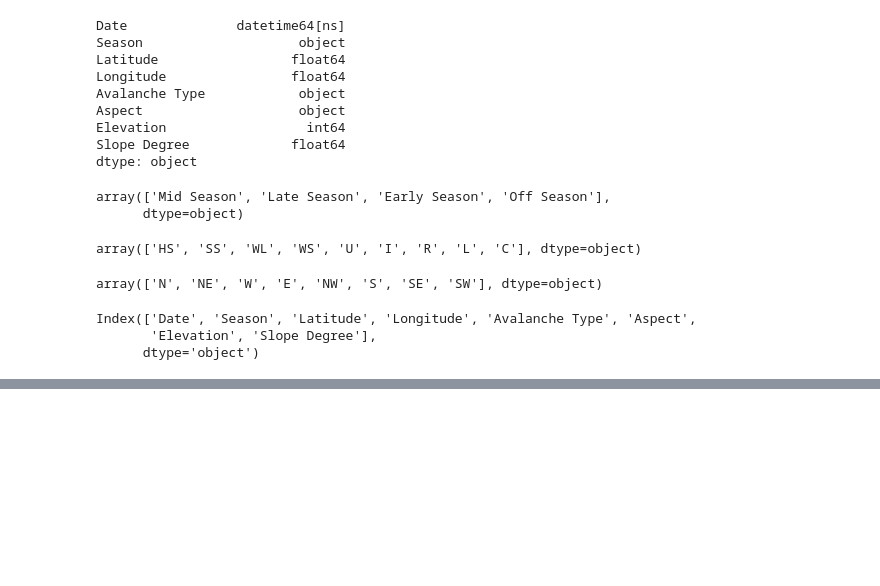
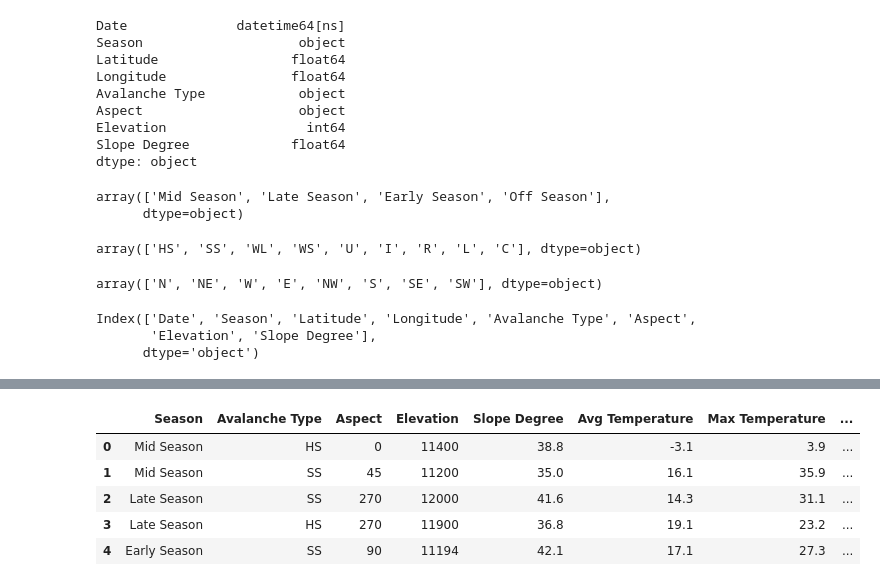
Before and after one commit to GrantSchumacher/avalanche-ml-project, a Jupyter notebook: notebooks/avalanche_ml.ipynb, the cells around one changed output, grey strips where cells are left out. Cells and saved outputs as stored; diff of their text form; code cells hidden in the pictures; blank space fills up the shorter version.

```diff
--- a/notebooks/avalanche_ml.ipynb
+++ b/notebooks/avalanche_ml.ipynb
@@ -495,0 +682,29 @@ Index(['Date', 'Season', 'Latitude', 'Longitude', 'Avalanche Type', 'Aspect',
+# %%
+#Next I'm going to convert aspect to be degrees to match the wind direction.
+aspect_degrees = {
+    'N': 0,
+    'NE' : 45,
+    'E' : 90,
+    'SE' : 135,
+    'S' : 180,
+    'SW' : 225,
+    'W' : 270,
+    'NW' : 315
+}
+
+avalanche_df['Aspect'] = avalanche_df['Aspect'].map(aspect_degrees)
+# %%
+#I'm also going to round slope degree to reduce unecessary precision
+avalanche_df['Slope Degree'] = avalanche_df['Slope Degree'].round(1)
+
+#And will also round Snowfall 72h
+avalanche_df['Snowfall 72h'] = avalanche_df['Snowfall 72h'].round(1)
+# %%
+avalanche_df.head()
+# %% [output]
+|  | Season | Avalanche Type | Aspect | Elevation | Slope Degree | Avg Temperature | Max Temperature | ... |
+| 0 | Mid Season | HS | 0 | 11400 | 38.8 | -3.1 | 3.9 | ... |
+| 1 | Mid Season | SS | 45 | 11200 | 35.0 | 16.1 | 35.9 | ... |
+| 2 | Late Season | SS | 270 | 12000 | 41.6 | 14.3 | 31.1 | ... |
+| 3 | Late Season | HS | 270 | 11900 | 36.8 | 19.1 | 23.2 | ... |
+| 4 | Early Season | SS | 90 | 11194 | 42.1 | 17.1 | 27.3 | ... |
```
Also changed, not shown: parts of 17 cells of this notebook.
